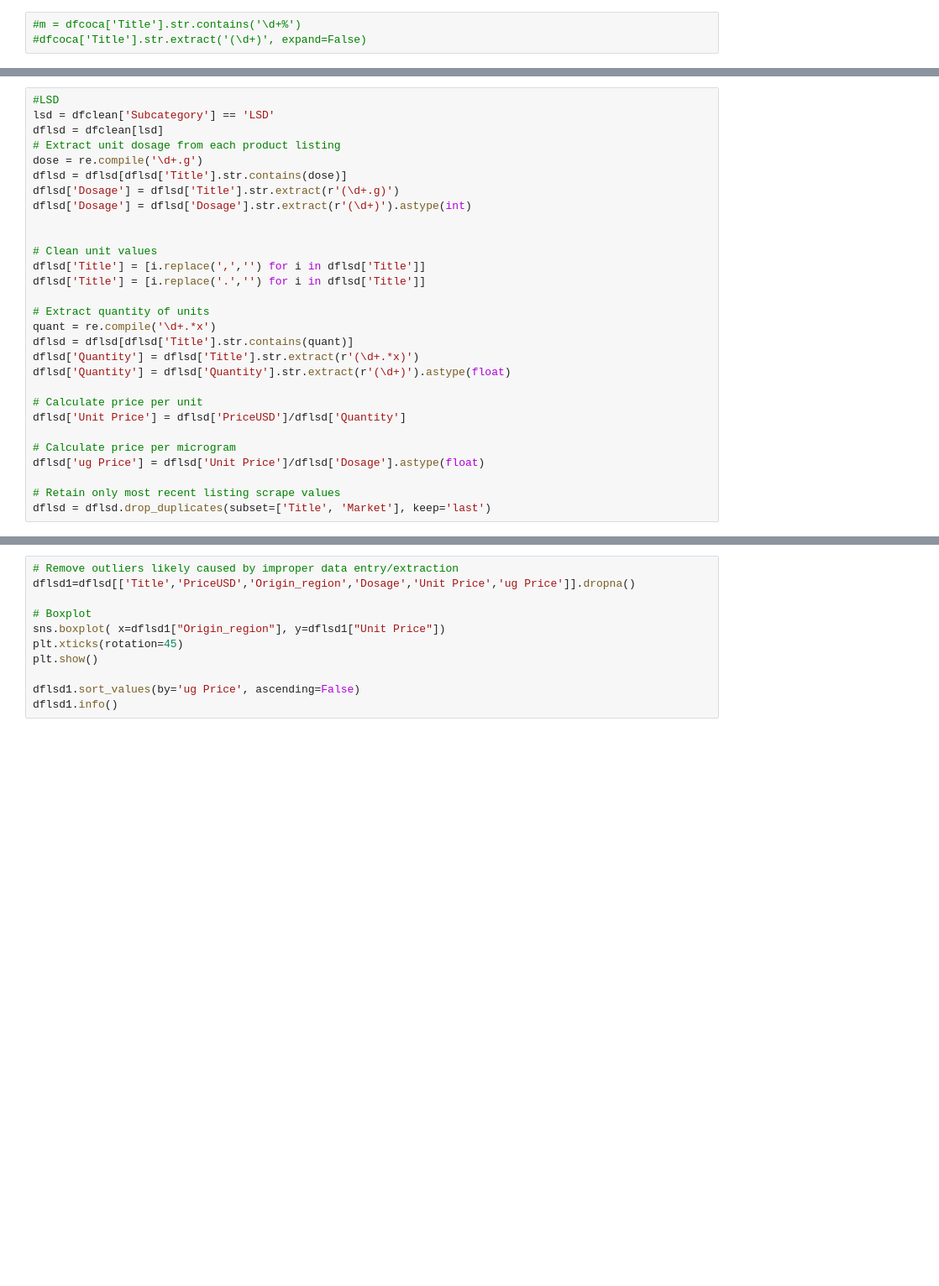
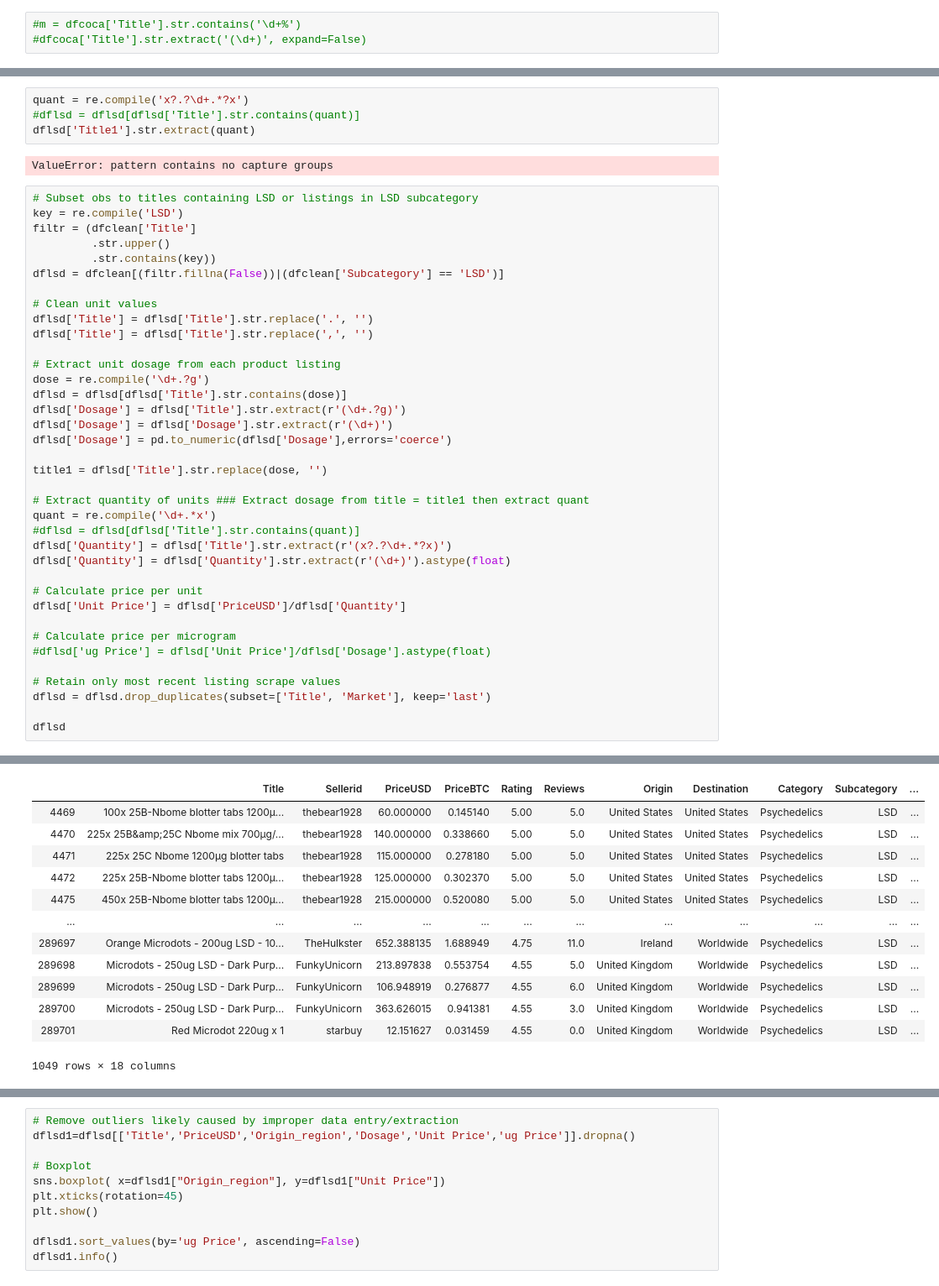
Before and after one commit to danielpetterson/darkwebmarkets, a Jupyter notebook: darknet_1.ipynb, the cells around one changed output, grey strips where cells are left out. Shown at 84% size. Saved outputs shown, nothing was run; the diff lists cells and outputs as text; blank space fills up the shorter version.

```diff
--- a/darknet_1.ipynb
+++ b/darknet_1.ipynb
@@ -687,29 +718,44 @@ dfpure = dfcoca[dfcoca['Title'].str.contains(pure)]
+# %%
+quant = re.compile('x?.?\d+.*?x')
+#dflsd = dflsd[dflsd['Title'].str.contains(quant)]
+dflsd['Title1'].str.extract(quant)
+# %% [output]
+ValueError: pattern contains no capture groups
 # %%
-#LSD
-lsd = dfclean['Subcategory'] == 'LSD'
-dflsd = dfclean[lsd]
-# Extract unit dosage from each product listing
-dose = re.compile('\d+.g')
-dflsd = dflsd[dflsd['Title'].str.contains(dose)]
-dflsd['Dosage'] = dflsd['Title'].str.extract(r'(\d+.g)')
-dflsd['Dosage'] = dflsd['Dosage'].str.extract(r'(\d+)').astype(int)
-
+# Subset obs to titles containing LSD or listings in LSD subcategory
+key = re.compile('LSD')
+filtr = (dfclean['Title']
+         .str.upper()
+         .str.contains(key))
+dflsd = dfclean[(filtr.fillna(False))|(dfclean['Subcategory'] == 'LSD')]
 
 # Clean unit values
-dflsd['Title'] = [i.replace(',','') for i in dflsd['Title']]
-dflsd['Title'] = [i.replace('.','') for i in dflsd['Title']]
+dflsd['Title'] = dflsd['Title'].str.replace('.', '')
+dflsd['Title'] = dflsd['Title'].str.replace(',', '')
 
-# Extract quantity of units
+# Extract unit dosage from each product listing
+dose = re.compile('\d+.?g')
+dflsd = dflsd[dflsd['Title'].str.contains(dose)]
+dflsd['Dosage'] = dflsd['Title'].str.extract(r'(\d+.?g)')
+dflsd['Dosage'] = dflsd['Dosage'].str.extract(r'(\d+)')
+dflsd['Dosage'] = pd.to_numeric(dflsd['Dosage'],errors='coerce')
+
+title1 = dflsd['Title'].str.replace(dose, '')
+
+# Extract quantity of units ### Extract dosage from title = title1 then extract quant
 quant = re.compile('\d+.*x')
-dflsd = dflsd[dflsd['Title'].str.contains(quant)]
-dflsd['Quantity'] = dflsd['Title'].str.extract(r'(\d+.*x)')
+#dflsd = dflsd[dflsd['Title'].str.contains(quant)]
+dflsd['Quantity'] = dflsd['Title'].str.extract(r'(x?.?\d+.*?x)')
 dflsd['Quantity'] = dflsd['Quantity'].str.extract(r'(\d+)').astype(float)
 
 # Calculate price per unit
 dflsd['Unit Price'] = dflsd['PriceUSD']/dflsd['Quantity']
 
 # Calculate price per microgram
-dflsd['ug Price'] = dflsd['Unit Price']/dflsd['Dosage'].astype(float)
+#dflsd['ug Price'] = dflsd['Unit Price']/dflsd['Dosage'].astype(float)
 
 # Retain only most recent listing scrape values
 dflsd = dflsd.drop_duplicates(subset=['Title', 'Market'], keep='last')
+
+dflsd
+# %% [output]
@@ -716 +773,14 @@ dflsd = dflsd.drop_duplicates(subset=['Title', 'Market'], keep='last')
+|  | Title | Sellerid | PriceUSD | PriceBTC | Rating | Reviews | Origin | Destination | Category | Subcategory | ... |
+| 4469 | 100x 25B-Nbome blotter tabs 1200µ... | thebear1928 | 60.000000 | 0.145140 | 5.00 | 5.0 | United States | United States | Psychedelics | LSD | ... |
+| 4470 | 225x 25B&amp;25C Nbome mix 700µg/... | thebear1928 | 140.000000 | 0.338660 | 5.00 | 5.0 | United States | United States | Psychedelics | LSD | ... |
+| 4471 | 225x 25C Nbome 1200µg blotter tabs | thebear1928 | 115.000000 | 0.278180 | 5.00 | 5.0 | United States | United States | Psychedelics | LSD | ... |
+| 4472 | 225x 25B-Nbome blotter tabs 1200µ... | thebear1928 | 125.000000 | 0.302370 | 5.00 | 5.0 | United States | United States | Psychedelics | LSD | ... |
+| 4475 | 450x 25B-Nbome blotter tabs 1200µ... | thebear1928 | 215.000000 | 0.520080 | 5.00 | 5.0 | United States | United States | Psychedelics | LSD | ... |
+| ... | ... | ... | ... | ... | ... | ... | ... | ... | ... | ... | ... |
+| 289697 | Orange Microdots - 200ug LSD - 10... | TheHulkster | 652.388135 | 1.688949 | 4.75 | 11.0 | Ireland | Worldwide | Psychedelics | LSD | ... |
+| 289698 | Microdots - 250ug LSD - Dark Purp... | FunkyUnicorn | 213.897838 | 0.553754 | 4.55 | 5.0 | United Kingdom | Worldwide | Psychedelics | LSD | ... |
+| 289699 | Microdots - 250ug LSD - Dark Purp... | FunkyUnicorn | 106.948919 | 0.276877 | 4.55 | 6.0 | United Kingdom | Worldwide | Psychedelics | LSD | ... |
+| 289700 | Microdots - 250ug LSD - Dark Purp... | FunkyUnicorn | 363.626015 | 0.941381 | 4.55 | 3.0 | United Kingdom | Worldwide | Psychedelics | LSD | ... |
+| 289701 | Red Microdot 220ug x 1 | starbuy | 12.151627 | 0.031459 | 4.55 | 0.0 | United Kingdom | Worldwide | Psychedelics | LSD | ... |
+1049 rows × 18 columns
 # %%
```
Also changed, not shown: parts of 16 cells of this notebook.
